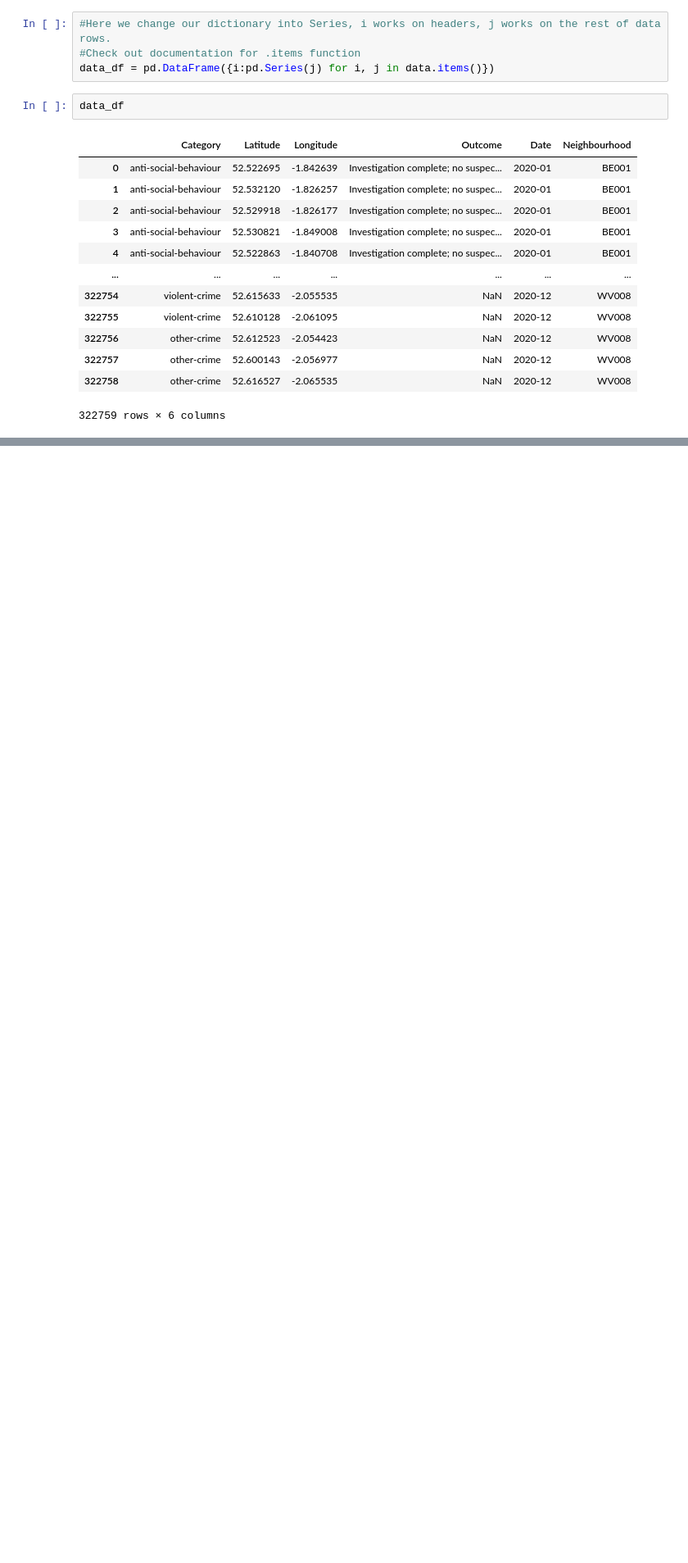
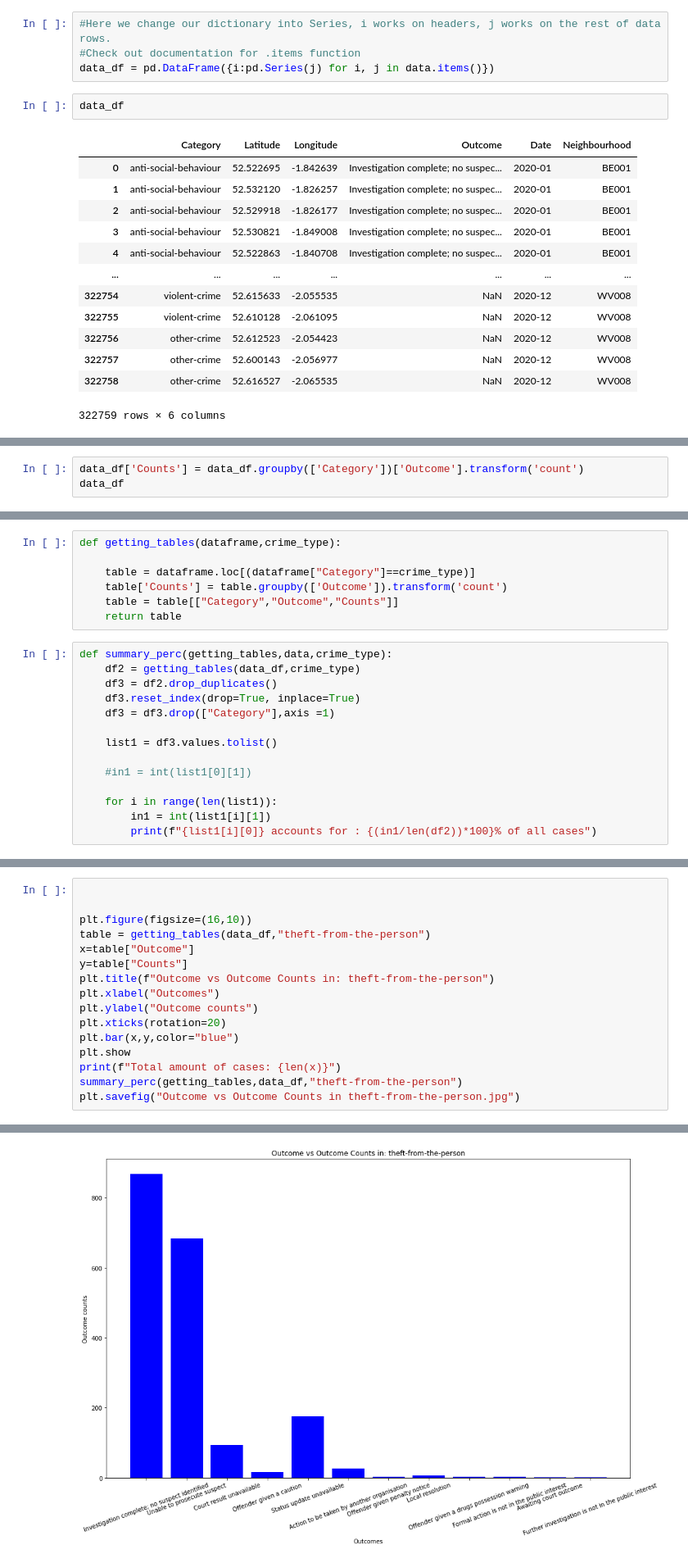
Before and after one commit to tkaid/Unit_7_Project_One, a Jupyter notebook: Justice League.ipynb, the cells around one changed output, grey strips where cells are left out. Shown at 82% size. Saved outputs shown, nothing was run; the diff lists cells and outputs as text; blank space fills up the shorter version.

```diff
--- a/Justice League.ipynb
+++ b/Justice League.ipynb
@@ -295,0 +340,3 @@ data_df
+# %%
+data_df['Counts'] = data_df.groupby(['Category'])['Outcome'].transform('count')
+data_df
@@ -295,0 +357,21 @@ data_df
+# %%
+def getting_tables(dataframe,crime_type):
+
+    table = dataframe.loc[(dataframe["Category"]==crime_type)]
+    table['Counts'] = table.groupby(['Outcome']).transform('count')
+    table = table[["Category","Outcome","Counts"]]
+    return table
+# %%
+def summary_perc(getting_tables,data,crime_type):
+    df2 = getting_tables(data_df,crime_type)
+    df3 = df2.drop_duplicates()
+    df3.reset_index(drop=True, inplace=True)
+    df3 = df3.drop(["Category"],axis =1)
+
+    list1 = df3.values.tolist()
+
+    #in1 = int(list1[0][1])
+
+    for i in range(len(list1)):
+        in1 = int(list1[i][1])
+        print(f"{list1[i][0]} accounts for : {(in1/len(df2))*100}% of all cases")
@@ -295,0 +396,17 @@ data_df
+# %%
+
+
+plt.figure(figsize=(16,10))
+table = getting_tables(data_df,"theft-from-the-person")
+x=table["Outcome"]
+y=table["Counts"]
+plt.title(f"Outcome vs Outcome Counts in: theft-from-the-person")
+plt.xlabel("Outcomes")
+plt.ylabel("Outcome counts")
+plt.xticks(rotation=20)
+plt.bar(x,y,color="blue")
+plt.show
+print(f"Total amount of cases: {len(x)}")
+summary_perc(getting_tables,data_df,"theft-from-the-person")
+plt.savefig("Outcome vs Outcome Counts in theft-from-the-person.jpg")
+# %% [output]
@@ -295,0 +431 @@ data_df
+[figure, added]
```
Also changed, not shown: parts of 27 cells of this notebook.
